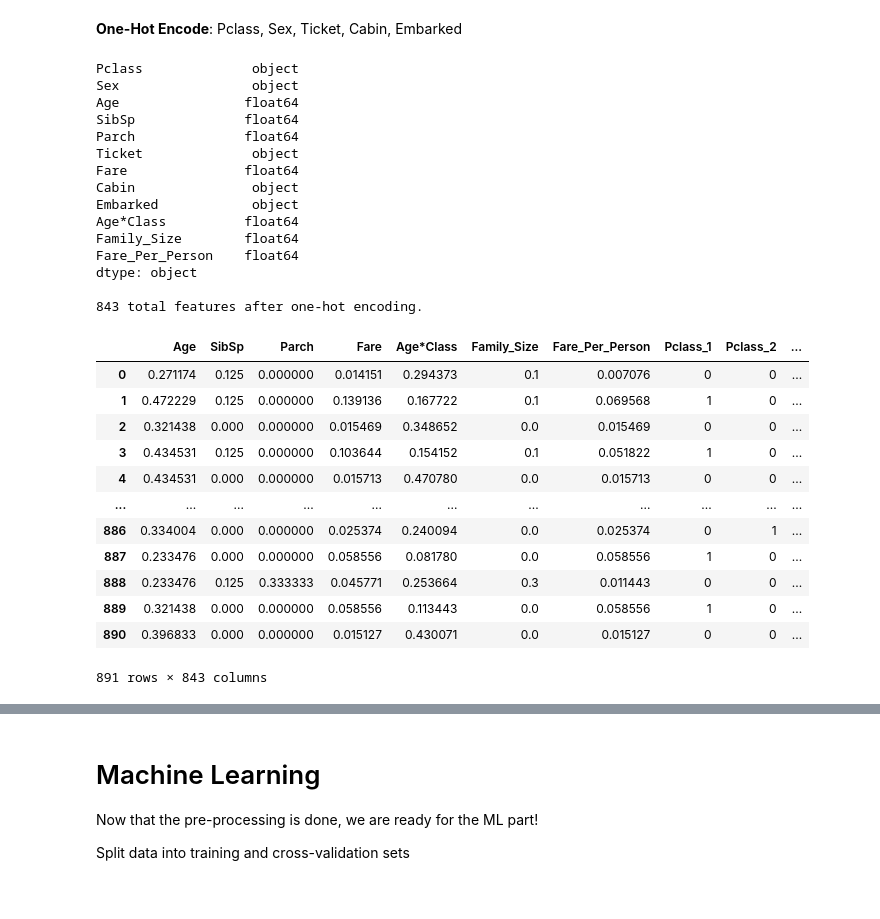
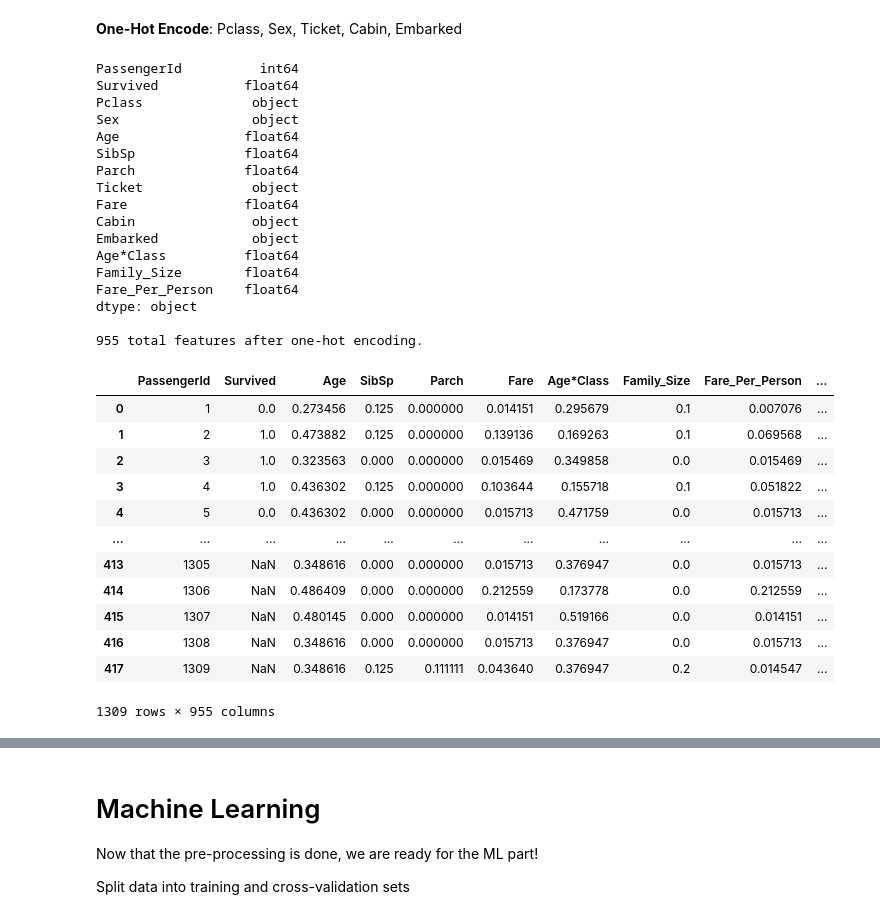
Before and after one commit to johngeorgousis/titanic-kaggle, a Jupyter notebook: main.ipynb, the cells around one changed output, grey strips where cells are left out. Drawn from its saved outputs; the diff is of its cells as text; code cells hidden in the pictures.

```diff
--- a/main.ipynb
+++ b/main.ipynb
@@ -178,0 +176,5 @@ display(features_pre_nan.head(5))
+# %%
+display(data['Embarked'].value_counts())
+
+data['Embarked'] = data['Embarked'].fillna(value='S')
+print('\nNaN by feature: \n{}\n'.format(data.isnull().sum()))
@@ -184,17 +243,17 @@ Let's add in (Age * Pclass) as a feature as well as the family size.
 Finally, let's include the fare per person.
 # %%
 # Age * Class
-features_pre_nan['Age*Class'] = features_pre_nan['Age'] * features_pre_nan['Pclass']
+data['Age*Class'] = data['Age'] * data['Pclass']
 # Family Size
-features_pre_nan['Family_Size']= features_pre_nan['SibSp'] + features_pre_nan['Parch']
+data['Family_Size']= data['SibSp'] + data['Parch']
 # Fare per Person
-features_pre_nan['Fare_Per_Person']= features_pre_nan['Fare'] / (features_pre_nan['Family_Size']+1)
+data['Fare_Per_Person']= data['Fare'] / (data['Family_Size']+1)
 
 # Testing set
-testing_pre_nan['Age*Class'] = testing_pre_nan['Age'] * testing_pre_nan['Pclass']
-testing_pre_nan['Family_Size']= testing_pre_nan['SibSp'] + testing_pre_nan['Parch']
-testing_pre_nan['Fare_Per_Person']= testing_pre_nan['Fare'] / (testing_pre_nan['Family_Size']+1)
+data['Age*Class'] = data['Age'] * data['Pclass']
+data['Family_Size']= data['SibSp'] + data['Parch']
+data['Fare_Per_Person']= data['Fare'] / (data['Family_Size']+1)
 
-
-display(features_pre_nan)
+display(data)
+display(data.corr())
 # %% [output]
@@ -221,8 +291,8 @@ from sklearn.preprocessing import MinMaxScaler
 scaler = MinMaxScaler()
 numerical_features = ['Age', 'SibSp', 'Parch', 'Fare', 'Age*Class', 'Family_Size', 'Fare_Per_Person']
 
-features_pre_nan_norm = pd.DataFrame(data = features_pre_nan)
-features_pre_nan_norm[numerical_features] = scaler.fit_transform(features_pre_nan[numerical_features])
+data = pd.DataFrame(data = data)
+data[numerical_features] = scaler.fit_transform(data[numerical_features])
 
-display(features_pre_nan_norm)
+display(data)
 # %% [output]
@@ -269,0 +318,4 @@ display(features_pre_nan_norm_noname)
+# %%
+data = data.drop(['Name', 'Ticket'], axis = 1)
+
+display(data)
@@ -272,43 +338,45 @@ display(features_pre_nan_norm_noname)
 # %%
 categorical_features = ['Pclass', 'Sex', 'Ticket', 'Cabin', 'Embarked']
 
 # Make a copy of current DF
-features_pre_nan_norm_noname_onehot = pd.DataFrame(data = features_pre_nan_norm_noname)
-features_pre_nan_norm_noname_onehot = features_pre_nan_norm_noname_onehot.astype({'Pclass': str})
-print(features_pre_nan_norm_noname_onehot.dtypes)
+data = pd.DataFrame(data = data)
+data = data.astype({'Pclass': str})
+print(data.dtypes)
 # Get encoded
-features_pre_nan_norm_noname_onehot = pd.get_dummies(features_pre_nan_norm_noname_onehot)
+data = pd.get_dummies(data)
 
 # Print the number of features after one-hot encoding
-encoded = list(features_pre_nan_norm_noname_onehot.columns)
+encoded = list(data.columns)
 print("\n{} total features after one-hot encoding.\n".format(len(encoded)))
-display(features_pre_nan_norm_noname_onehot)
+display(data)
 # %% [output]
+PassengerId          int64
+Survived           float64
 Pclass              object
 Sex                 object
 Age                float64
 SibSp              float64
 Parch              float64
 Ticket              object
 Fare               float64
 Cabin               object
 Embarked            object
 Age*Class          float64
 Family_Size        float64
 Fare_Per_Person    float64
 dtype: object
 
-843 total features after one-hot encoding.
+955 total features after one-hot encoding.
-|  | Age | SibSp | Parch | Fare | Age*Class | Family_Size | Fare_Per_Person | Pclass_1 | Pclass_2 | ... |
-| 0 | 0.271174 | 0.125 | 0.000000 | 0.014151 | 0.294373 | 0.1 | 0.007076 | 0 | 0 | ... |
-| 1 | 0.472229 | 0.125 | 0.000000 | 0.139136 | 0.167722 | 0.1 | 0.069568 | 1 | 0 | ... |
-| 2 | 0.321438 | 0.000 | 0.000000 | 0.015469 | 0.348652 | 0.0 | 0.015469 | 0 | 0 | ... |
-| 3 | 0.434531 | 0.125 | 0.000000 | 0.103644 | 0.154152 | 0.1 | 0.051822 | 1 | 0 | ... |
-| 4 | 0.434531 | 0.000 | 0.000000 | 0.015713 | 0.470780 | 0.0 | 0.015713 | 0 | 0 | ... |
+|  | PassengerId | Survived | Age | SibSp | Parch | Fare | Age*Class | Family_Size | Fare_Per_Person | ... |
+| 0 | 1 | 0.0 | 0.273456 | 0.125 | 0.000000 | 0.014151 | 0.295679 | 0.1 | 0.007076 | ... |
+| 1 | 2 | 1.0 | 0.473882 | 0.125 | 0.000000 | 0.139136 | 0.169263 | 0.1 | 0.069568 | ... |
+| 2 | 3 | 1.0 | 0.323563 | 0.000 | 0.000000 | 0.015469 | 0.349858 | 0.0 | 0.015469 | ... |
+| 3 | 4 | 1.0 | 0.436302 | 0.125 | 0.000000 | 0.103644 | 0.155718 | 0.1 | 0.051822 | ... |
+| 4 | 5 | 0.0 | 0.436302 | 0.000 | 0.000000 | 0.015713 | 0.471759 | 0.0 | 0.015713 | ... |
 | ... | ... | ... | ... | ... | ... | ... | ... | ... | ... | ... |
-| 886 | 0.334004 | 0.000 | 0.000000 | 0.025374 | 0.240094 | 0.0 | 0.025374 | 0 | 1 | ... |
-| 887 | 0.233476 | 0.000 | 0.000000 | 0.058556 | 0.081780 | 0.0 | 0.058556 | 1 | 0 | ... |
-| 888 | 0.233476 | 0.125 | 0.333333 | 0.045771 | 0.253664 | 0.3 | 0.011443 | 0 | 0 | ... |
-| 889 | 0.321438 | 0.000 | 0.000000 | 0.058556 | 0.113443 | 0.0 | 0.058556 | 1 | 0 | ... |
-| 890 | 0.396833 | 0.000 | 0.000000 | 0.015127 | 0.430071 | 0.0 | 0.015127 | 0 | 0 | ... |
+| 413 | 1305 | NaN | 0.348616 | 0.000 | 0.000000 | 0.015713 | 0.376947 | 0.0 | 0.015713 | ... |
+| 414 | 1306 | NaN | 0.486409 | 0.000 | 0.000000 | 0.212559 | 0.173778 | 0.0 | 0.212559 | ... |
+| 415 | 1307 | NaN | 0.480145 | 0.000 | 0.000000 | 0.014151 | 0.519166 | 0.0 | 0.014151 | ... |
+| 416 | 1308 | NaN | 0.348616 | 0.000 | 0.000000 | 0.015713 | 0.376947 | 0.0 | 0.015713 | ... |
+| 417 | 1309 | NaN | 0.348616 | 0.125 | 0.111111 | 0.043640 | 0.376947 | 0.2 | 0.014547 | ... |
-891 rows × 843 columns
+1309 rows × 955 columns
```
Also changed, not shown: parts of 25 cells of this notebook.
